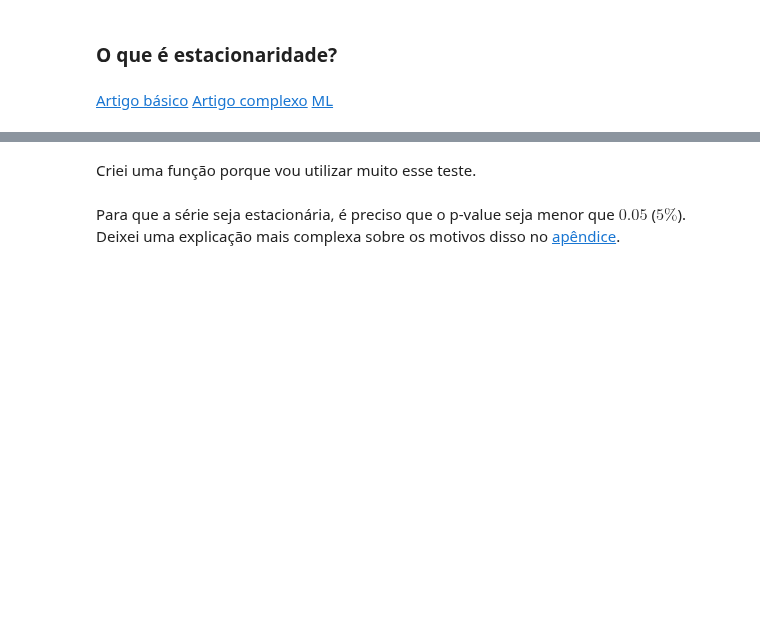
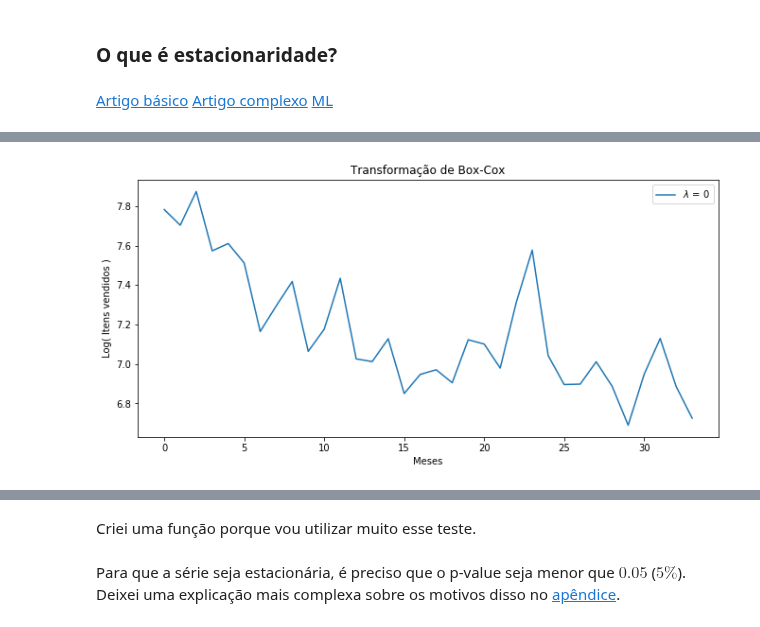
Before and after one commit to RGivisiez/Adv_ML, a Jupyter notebook: 4. ARIMA - SARIMA.ipynb, the cells around one changed output, grey strips where cells are left out. Cells and saved outputs as stored; diff of their text form; code cells hidden in the pictures; blank space fills up the shorter version.

```diff
--- a/4. ARIMA - SARIMA.ipynb
+++ b/4. ARIMA - SARIMA.ipynb
@@ -203,0 +329,16 @@ Vou unir o dataset todo, escolher uma loja e fazer todas as análies e previsõe
+# %%
+lmbd = 0
+items_sold_box_cox = boxcox(items_sold, lmbda=lmbd)
+# %%
+fig, ax1 = plt.subplots(1, figsize=(11,5))
+
+ax1.set_title('Transformação de Box-Cox')
+
+ax1.plot(items_sold_box_cox, label= '$\lambda$ = ' + str(lmbd))
+ax1.set_ylabel('Log( Itens vendidos )')
+ax1.set_xlabel('Meses')
+ax1.legend()
+
+plt.show()
+# %% [output]
+[figure, added]
```
Also changed, not shown: parts of 101 cells of this notebook.
